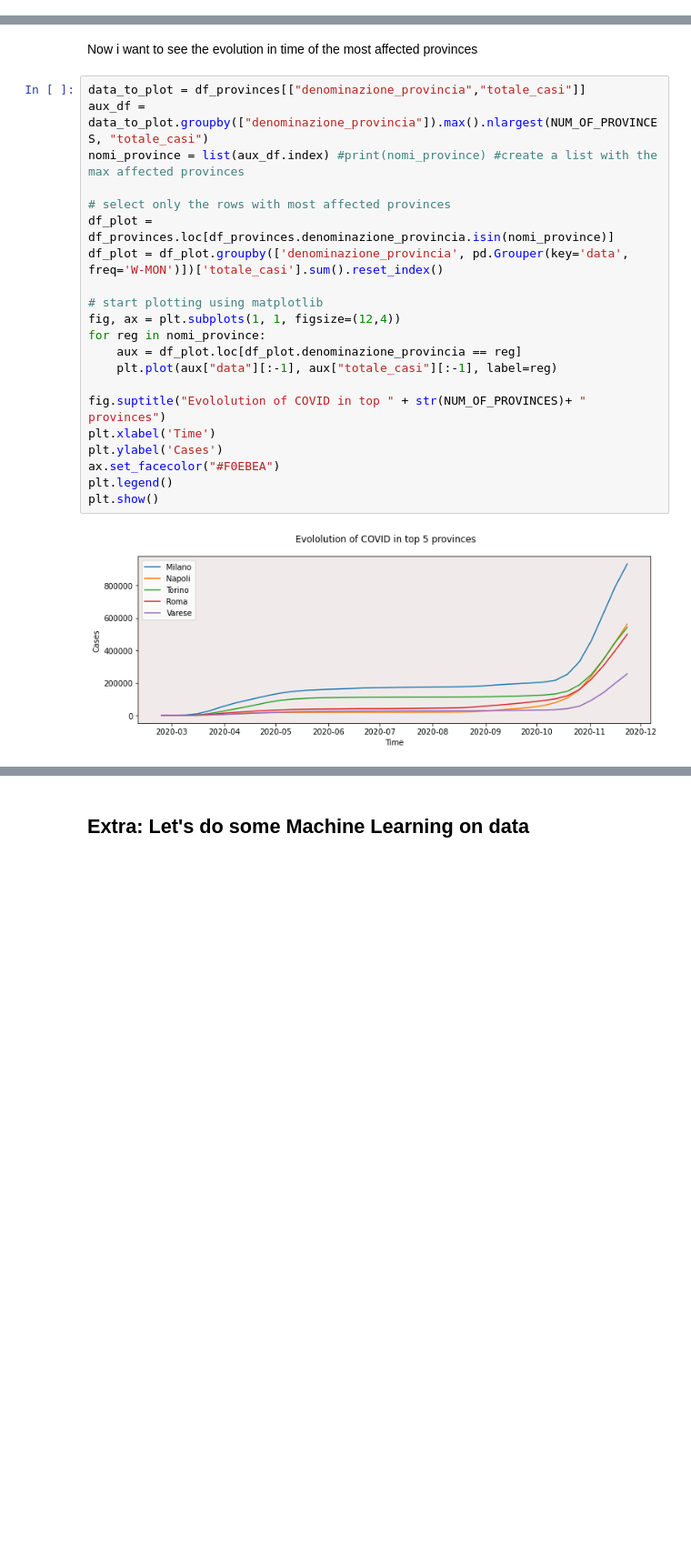
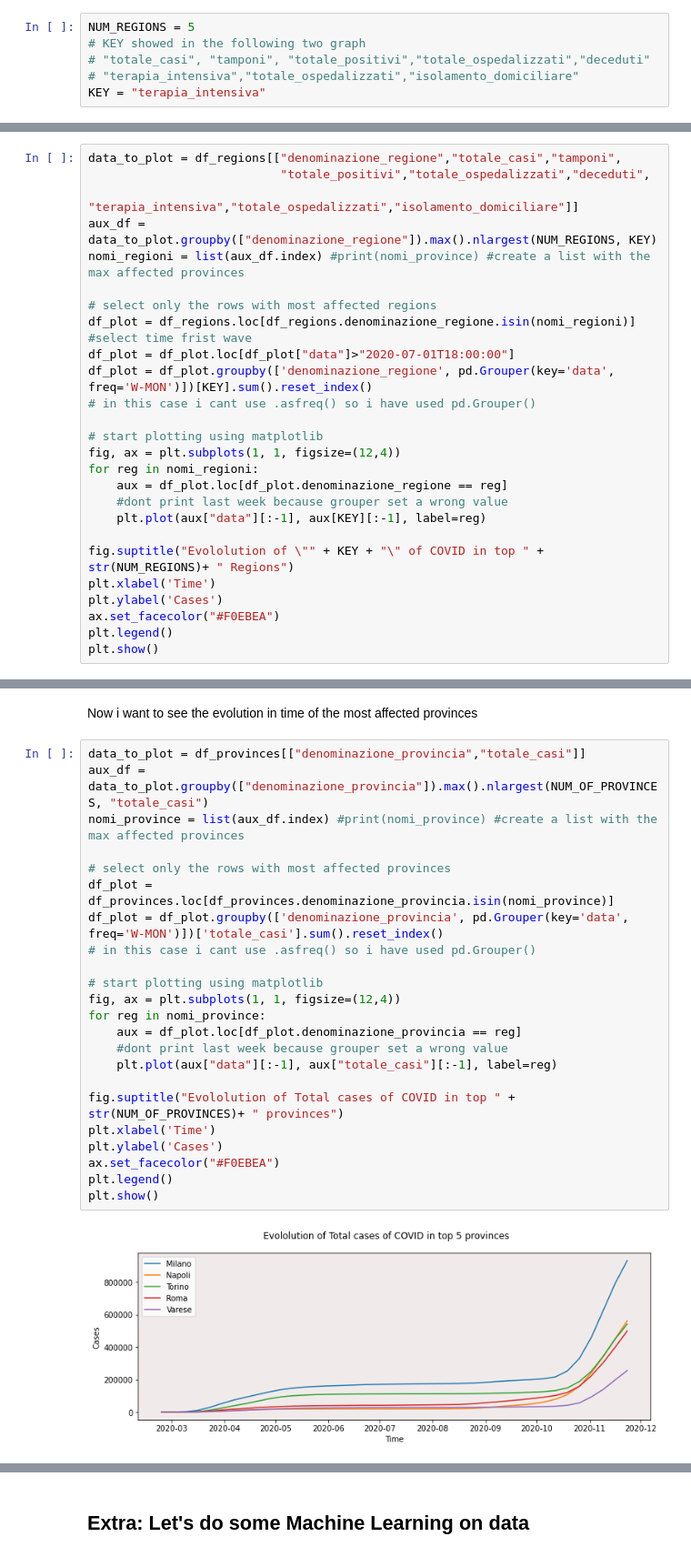
Before and after one commit to iacopoerpichini/AAGM, a Jupyter notebook: Erpichini.ipynb, the cells around one changed output, grey strips where cells are left out. Shown at 91% size. Drawn from its saved outputs; the diff is of its cells as text; blank space fills up the shorter version.

```diff
--- a/Erpichini.ipynb
+++ b/Erpichini.ipynb
@@ -410,0 +433,6 @@ plt.gcf().autofmt_xdate()
+# %%
+NUM_REGIONS = 5
+# KEY showed in the following two graph
+# "totale_casi", "tamponi", "totale_positivi","totale_ospedalizzati","deceduti"
+# "terapia_intensiva","totale_ospedalizzati","isolamento_domiciliare"
+KEY = "terapia_intensiva"
@@ -410,0 +468,27 @@ plt.gcf().autofmt_xdate()
+# %%
+data_to_plot = df_regions[["denominazione_regione","totale_casi","tamponi",
+                           "totale_positivi","totale_ospedalizzati","deceduti",
+                           "terapia_intensiva","totale_ospedalizzati","isolamento_domiciliare"]]
+aux_df = data_to_plot.groupby(["denominazione_regione"]).max().nlargest(NUM_REGIONS, KEY)
+nomi_regioni = list(aux_df.index) #print(nomi_province) #create a list with the max affected provinces
+
+# select only the rows with most affected regions
+df_plot = df_regions.loc[df_regions.denominazione_regione.isin(nomi_regioni)]
+#select time frist wave
+df_plot = df_plot.loc[df_plot["data"]>"2020-07-01T18:00:00"]
+df_plot = df_plot.groupby(['denominazione_regione', pd.Grouper(key='data', freq='W-MON')])[KEY].sum().reset_index()
+# in this case i cant use .asfreq() so i have used pd.Grouper()
+
+# start plotting using matplotlib
+fig, ax = plt.subplots(1, 1, figsize=(12,4))
+for reg in nomi_regioni:
+    aux = df_plot.loc[df_plot.denominazione_regione == reg]
+    #dont print last week because grouper set a wrong value
+    plt.plot(aux["data"][:-1], aux[KEY][:-1], label=reg)
+
+fig.suptitle("Evololution of \"" + KEY + "\" of COVID in top " + str(NUM_REGIONS)+ " Regions")
+plt.xlabel('Time')
+plt.ylabel('Cases')
+ax.set_facecolor("#F0EBEA")
+plt.legend()
+plt.show()
@@ -429,23 +514,25 @@ Now i want to see the evolution in time of the most affected provinces
 # %%
 data_to_plot = df_provinces[["denominazione_provincia","totale_casi"]]
 aux_df = data_to_plot.groupby(["denominazione_provincia"]).max().nlargest(NUM_OF_PROVINCES, "totale_casi")
 nomi_province = list(aux_df.index) #print(nomi_province) #create a list with the max affected provinces
 
 # select only the rows with most affected provinces
 df_plot = df_provinces.loc[df_provinces.denominazione_provincia.isin(nomi_province)]
 df_plot = df_plot.groupby(['denominazione_provincia', pd.Grouper(key='data', freq='W-MON')])['totale_casi'].sum().reset_index()
+# in this case i cant use .asfreq() so i have used pd.Grouper()
 
 # start plotting using matplotlib
 fig, ax = plt.subplots(1, 1, figsize=(12,4))
 for reg in nomi_province:
     aux = df_plot.loc[df_plot.denominazione_provincia == reg]
+    #dont print last week because grouper set a wrong value
     plt.plot(aux["data"][:-1], aux["totale_casi"][:-1], label=reg)
 
-fig.suptitle("Evololution of COVID in top " + str(NUM_OF_PROVINCES)+ " provinces")
+fig.suptitle("Evololution of Total cases of COVID in top " + str(NUM_OF_PROVINCES)+ " provinces")
 plt.xlabel('Time')
 plt.ylabel('Cases')
 ax.set_facecolor("#F0EBEA")
 plt.legend()
 plt.show()
 # %% [output]
-[figure, old version]
+[figure, new version]
```
Also changed, not shown: parts of 51 cells of this notebook.
